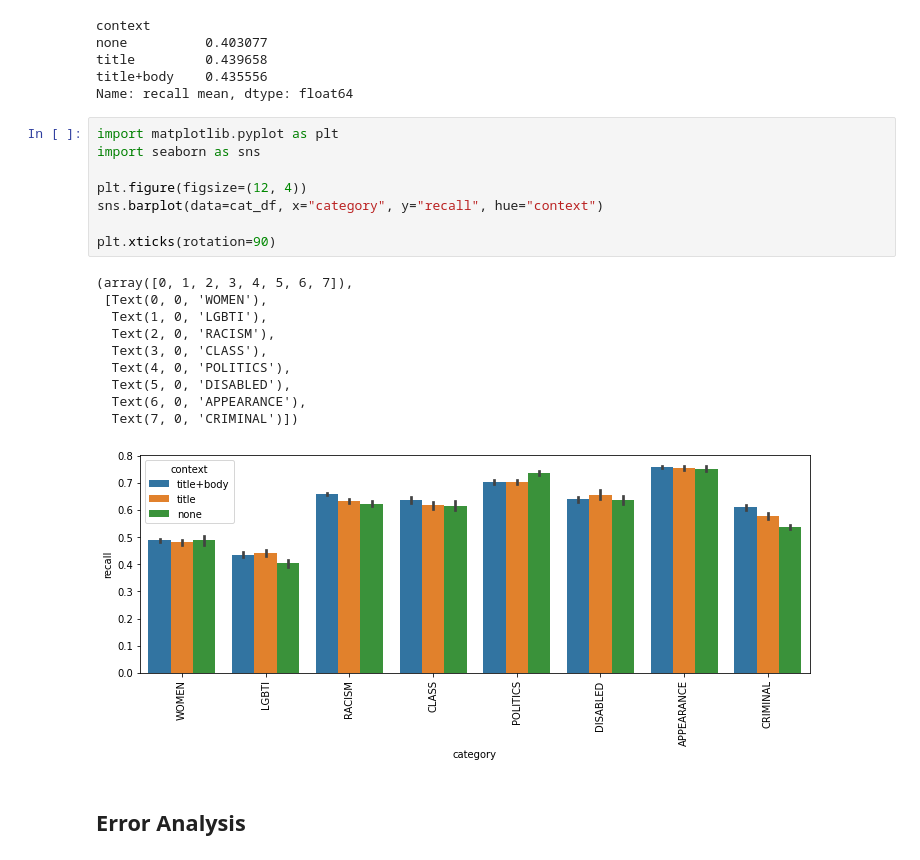
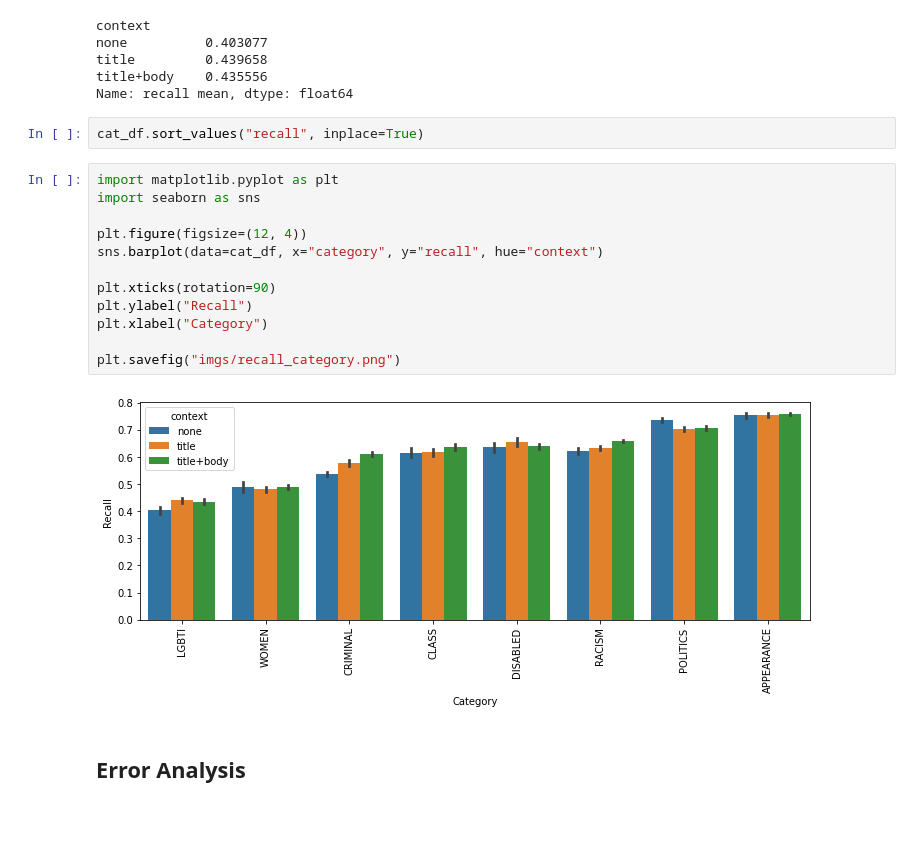
Before and after one commit to finiteautomata/contextualized-hatespeech-classification, a Jupyter notebook: notebooks/Where context helps.ipynb, the cells around one changed output. Drawn from its saved outputs; the diff is of its cells as text; blank space fills up the shorter version.

Commit message:
Add recall/category png

```diff
--- a/notebooks/Where context helps.ipynb
+++ b/notebooks/Where context helps.ipynb
@@ -294,25 +294,22 @@ none          0.403077
 title         0.439658
 title+body    0.435556
 Name: recall mean, dtype: float64
+# %%
+cat_df.sort_values("recall", inplace=True)
 # %%
 import matplotlib.pyplot as plt
 import seaborn as sns
 
 plt.figure(figsize=(12, 4))
 sns.barplot(data=cat_df, x="category", y="recall", hue="context")
 
 plt.xticks(rotation=90)
+plt.ylabel("Recall")
+plt.xlabel("Category")
+
+plt.savefig("imgs/recall_category.png")
 # %% [output]
-(array([0, 1, 2, 3, 4, 5, 6, 7]),
- [Text(0, 0, 'WOMEN'),
-  Text(1, 0, 'LGBTI'),
-  Text(2, 0, 'RACISM'),
-  Text(3, 0, 'CLASS'),
-  Text(4, 0, 'POLITICS'),
-  Text(5, 0, 'DISABLED'),
-  Text(6, 0, 'APPEARANCE'),
-  Text(7, 0, 'CRIMINAL')])
-[figure, old version]
+[figure, new version]
 # %% [markdown]
 ## Error Analysis
 # %%
```
Also changed, not shown: parts of 2 cells of this notebook, 2 other files.
